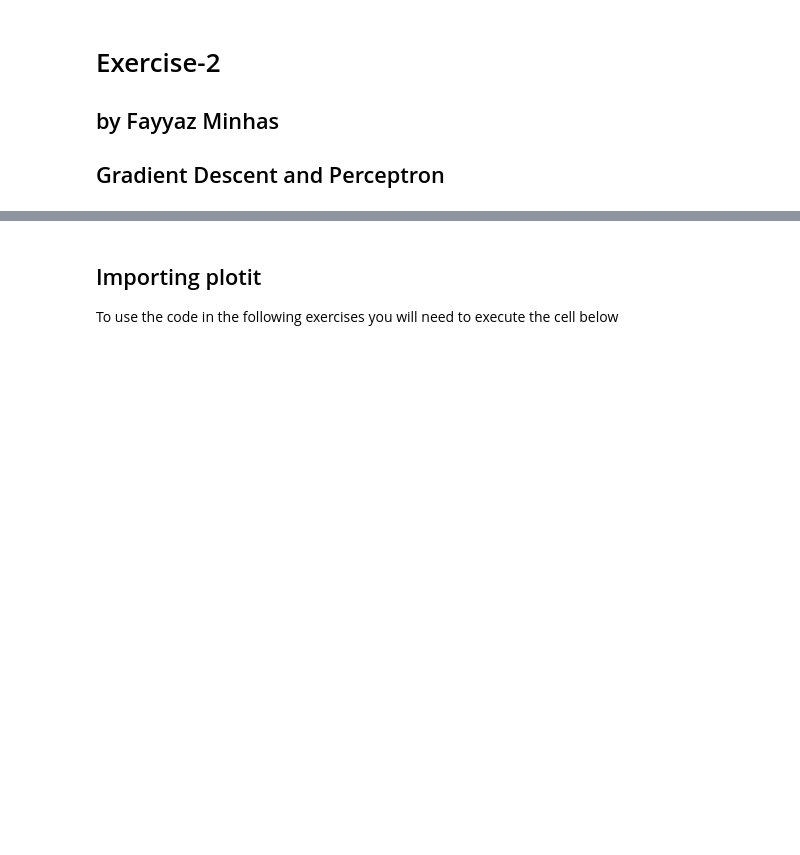
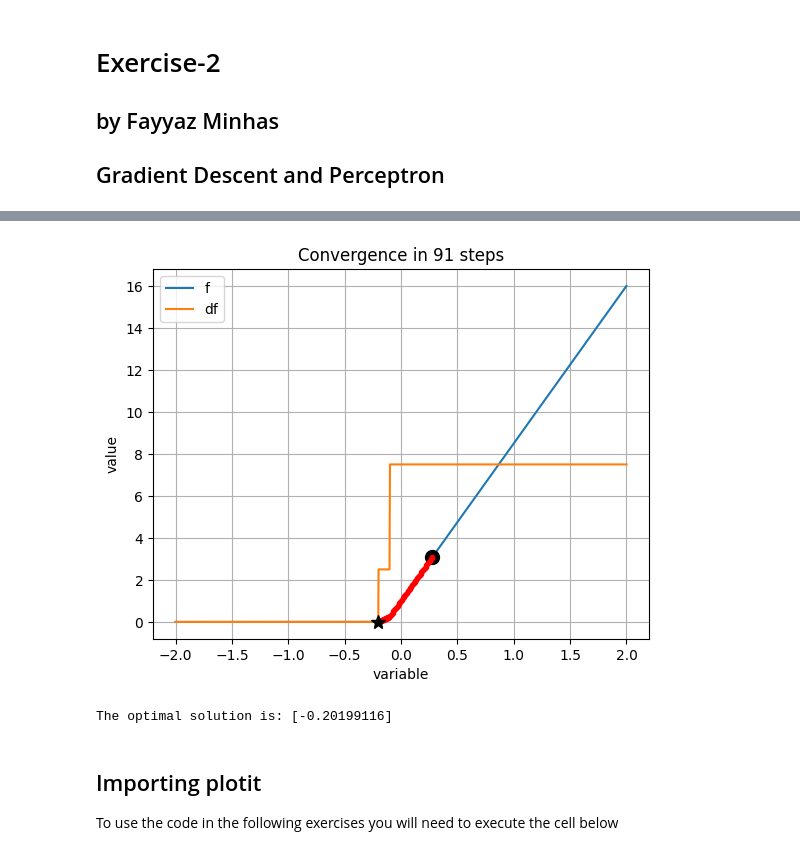
Before and after one commit to foxtrotmike/CS909, a Jupyter notebook: dm_lab_2_fm.ipynb, the cells around one changed output, grey strips where cells are left out. Saved outputs shown, nothing was run; the diff lists cells and outputs as text; code cells hidden in the pictures; blank space fills up the shorter version.

```diff
--- a/dm_lab_2_fm.ipynb
+++ b/dm_lab_2_fm.ipynb
@@ -78,3 +98,29 @@ if __name__=='__main__':
+# %%
+    X = np.array([[5],[-10]])
+    Y = np.array([-1,1])
+    def loss(y,x,w): return max(0.0,1-y*x*w) #hinge loss in terms of y,x and w
+    def loss_w(w): return np.mean([loss(Y[i],X[i],w) for i in range(len(Y))]) # loss in terms of w only
+    vectorized_loss = np.vectorize(loss_w)  #simply vectorizing this function so that we can pass multiple w as input at once
+
+    def dloss(y,x,w): #derivate of loss with respect to w for a given x and y
+        if (1-y*w*x)<0:
+            return 0.0
+        else:
+            return -y*x
+    def dloss_w(w): return np.mean([dloss(Y[i],X[i],w) for i in range(len(Y))]) #derivative of the loss with respect to w only
+    vectorized_dloss = np.vectorize(dloss_w) #simply vectorizing this function so that we can pass multiple w as input at once
+
+    f = vectorized_loss
+    df = vectorized_dloss
+    v = np.linspace(-2,2,1000)
+    v0 = np.min(v)+(np.max(v)-np.min(v))*np.random.rand()
+
+    vout,c,H = gd(f,df,v0=v0,lr = 0.001,eps=1e-4,nmax=1000, history = True)
+    plotGD(v,f,df,H,c)
+    print("The optimal solution is:",vout)
+# %% [output]
+[figure, added]
+The optimal solution is: [-0.20199116]
 # %% [markdown]
 ## Importing plotit
 
```
Also changed, not shown: parts of 9 cells of this notebook.
